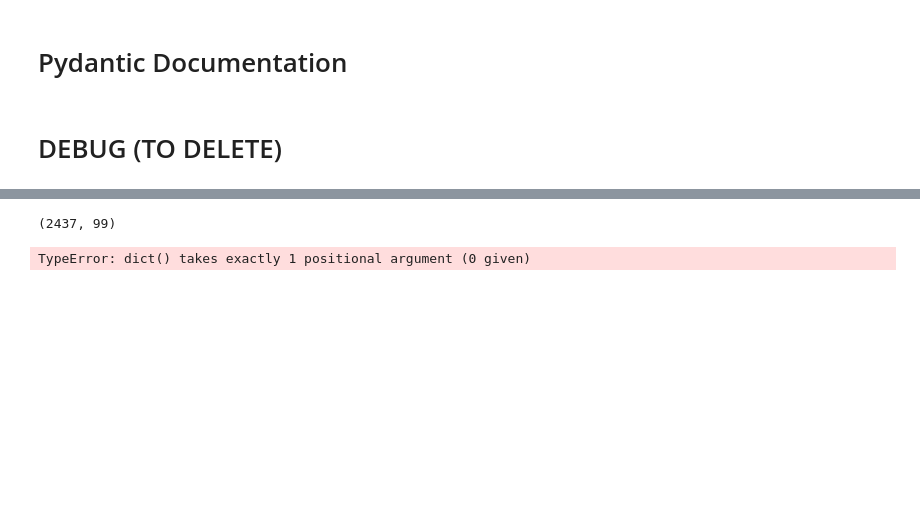
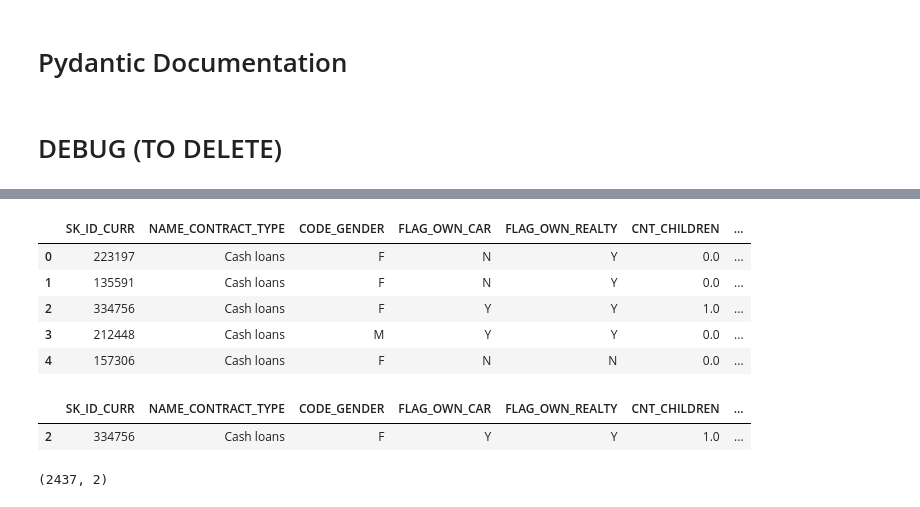
Before and after one commit to guilhembr/Dashboard-Classification-Prospects-bancaires, a Jupyter notebook: model_training.ipynb, the cells around one changed output, grey strips where cells are left out. Cells and saved outputs as stored; diff of their text form; code cells hidden in the pictures; blank space fills up the shorter version.

```diff
--- a/model_training.ipynb
+++ b/model_training.ipynb
@@ -442,6 +903,18 @@ X = np.asarray(X)
+# %%
+df_test.head()
+# %% [output]
+|  | SK_ID_CURR | NAME_CONTRACT_TYPE | CODE_GENDER | FLAG_OWN_CAR | FLAG_OWN_REALTY | CNT_CHILDREN | ... |
+| 0 | 223197 | Cash loans | F | N | Y | 0.0 | ... |
+| 1 | 135591 | Cash loans | F | N | Y | 0.0 | ... |
+| 2 | 334756 | Cash loans | F | Y | Y | 1.0 | ... |
+| 3 | 212448 | Cash loans | M | Y | Y | 0.0 | ... |
+| 4 | 157306 | Cash loans | F | N | N | 0.0 | ... |
+# %%
+df_test[df_test["SK_ID_CURR"] == 334756]
+# %% [output]
+|  | SK_ID_CURR | NAME_CONTRACT_TYPE | CODE_GENDER | FLAG_OWN_CAR | FLAG_OWN_REALTY | CNT_CHILDREN | ... |
+| 2 | 334756 | Cash loans | F | Y | Y | 1.0 | ... |
 # %%
-pred = model.predict_proba(X)
+model.predict_proba(X).shape
+# %% [output]
+(2437, 2)
-# %%
-df_test["prediction"]
-# %% [output]
-(2437, 99)
@@ -454,4 +920,0 @@ ScoringModel = create_model(
-# %%
-print(ScoringModel.dict())
-# %% [output]
-TypeError: dict() takes exactly 1 positional argument (0 given)
```
Also changed, not shown: parts of 54 cells of this notebook, 11 other files.
